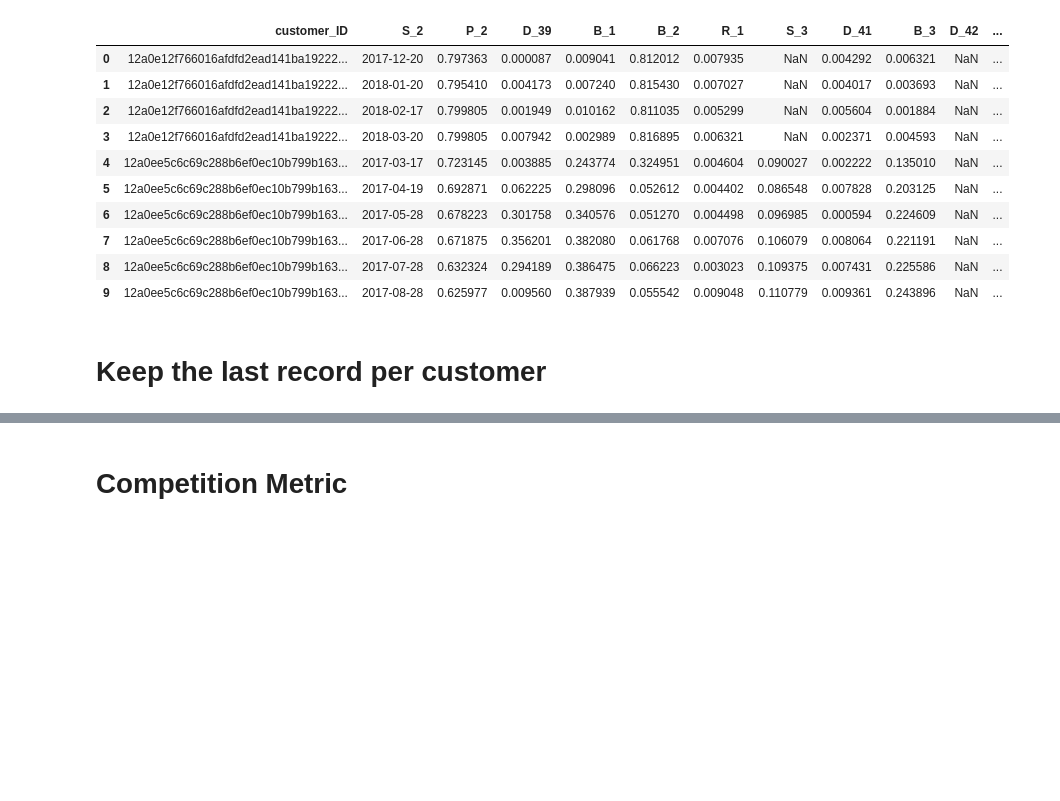
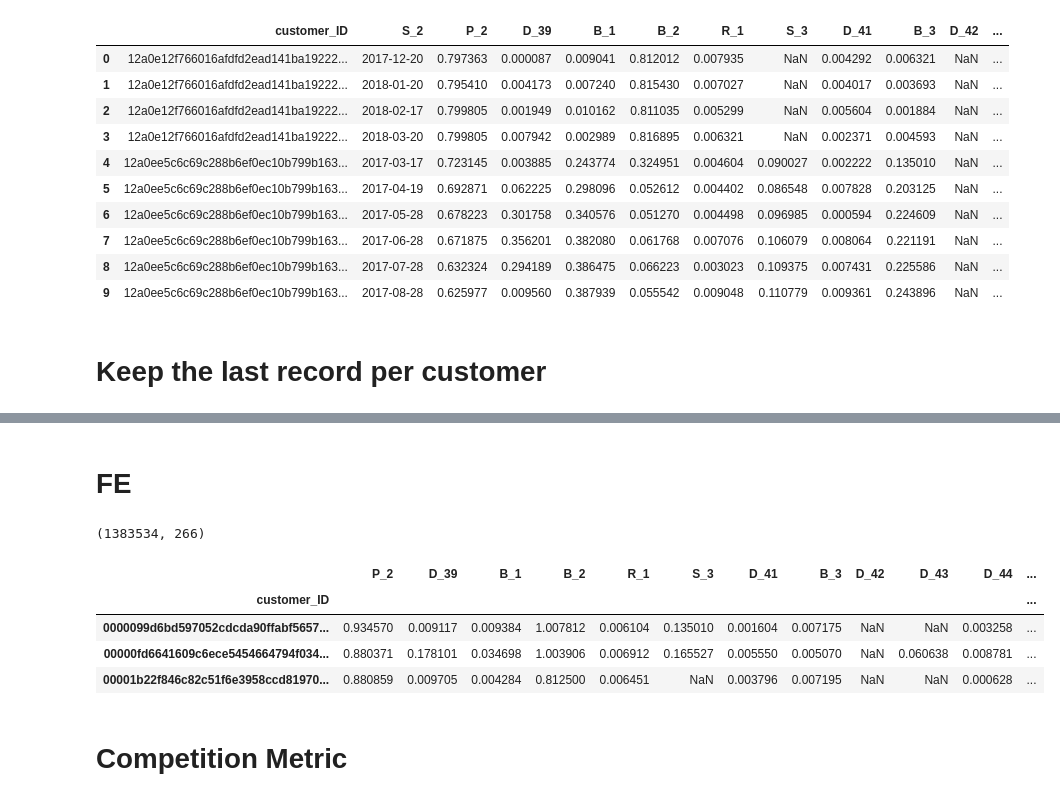
Before and after one commit to nsu1210/Kaggle, a Jupyter notebook: amex-lgbm-last-row-only.ipynb, the cells around one changed output, grey strips where cells are left out. Cells and saved outputs as stored; diff of their text form; code cells hidden in the pictures; blank space fills up the shorter version.

```diff
--- a/amex-lgbm-last-row-only.ipynb
+++ b/amex-lgbm-last-row-only.ipynb
@@ -92,0 +110,30 @@ Name: D_68, dtype: int64
+# %% [markdown]
+# FE
+# %%
+###########################  Freq encoding
+fe_cols = cat_cols
+for col in fe_cols:
+    fq_encode = df[col].value_counts(dropna= True, normalize = True).to_dict()
+    df[col+'_fq_enc'] = df[col].map(fq_encode)
+
+
+############################ Agg features
+main_cols = ['P_2','B_4']
+ag_cols = cat_cols
+
+for col_a in main_cols:
+    for col_b in ag_cols:
+        df[col_a + '_' + col_b + '_mean'] = df.groupby(col_b)[col_a].transform('mean').astype('float32')
+        df[col_a + '_' + col_b + '_std'] = df.groupby(col_b)[col_a].transform('std').astype('float32')
+        df[col_a + '_' + col_b + '_skew'] = df.groupby(col_b)[col_a].transform('skew').astype('float32')
+
+print(df.shape)
+gc.collect()
+df.head(3)
+# %% [output]
+(1383534, 266)
+|  | P_2 | D_39 | B_1 | B_2 | R_1 | S_3 | D_41 | B_3 | D_42 | D_43 | D_44 | ... |
+| customer_ID |  |  |  |  |  |  |  |  |  |  |  | ... |
+| 0000099d6bd597052cdcda90ffabf5657... | 0.934570 | 0.009117 | 0.009384 | 1.007812 | 0.006104 | 0.135010 | 0.001604 | 0.007175 | NaN | NaN | 0.003258 | ... |
+| 00000fd6641609c6ece5454664794f034... | 0.880371 | 0.178101 | 0.034698 | 1.003906 | 0.006912 | 0.165527 | 0.005550 | 0.005070 | NaN | 0.060638 | 0.008781 | ... |
+| 00001b22f846c82c51f6e3958ccd81970... | 0.880859 | 0.009705 | 0.004284 | 0.812500 | 0.006451 | NaN | 0.003796 | 0.007195 | NaN | NaN | 0.000628 | ... |
```
Also changed, not shown: parts of 17 cells of this notebook.
